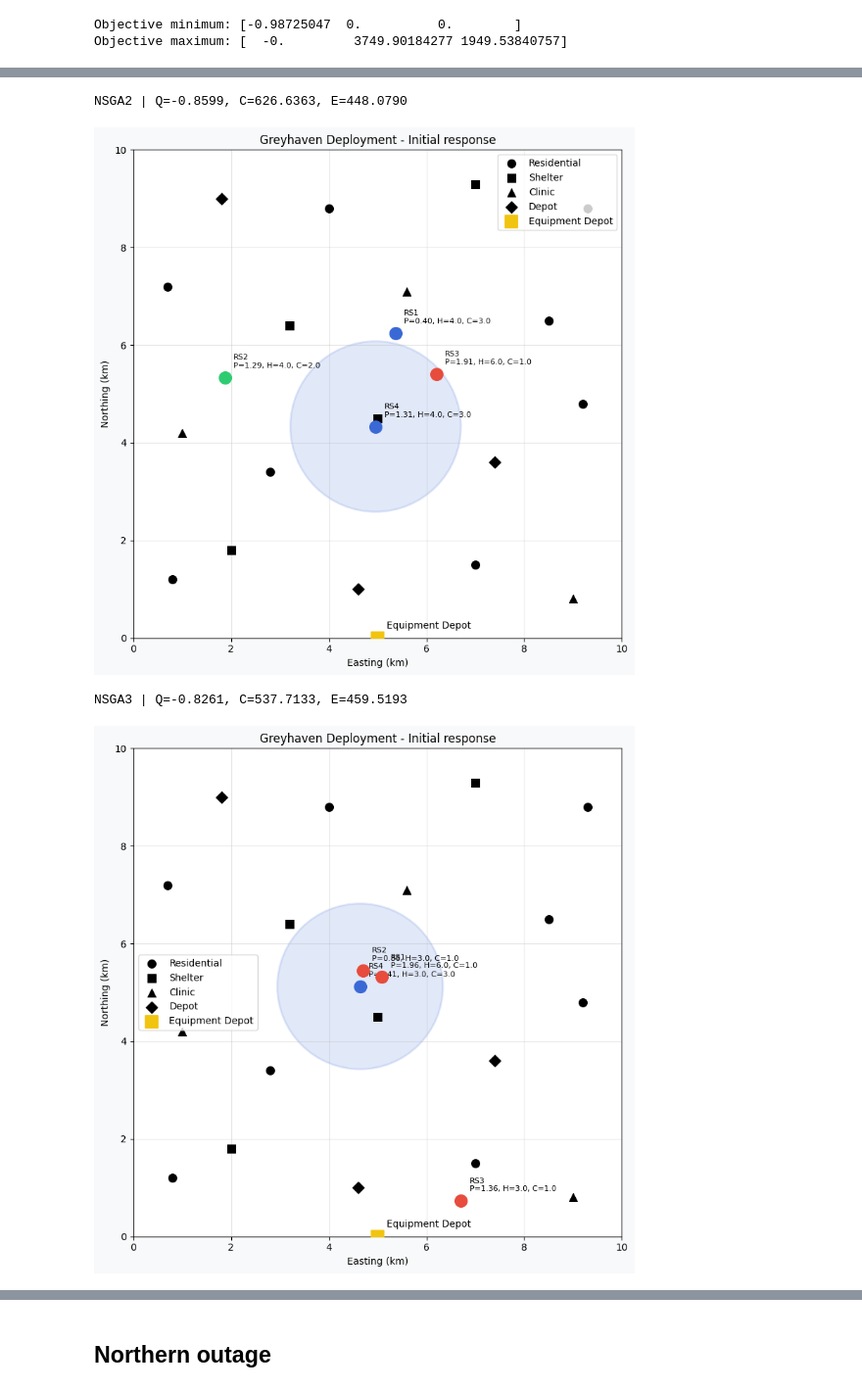
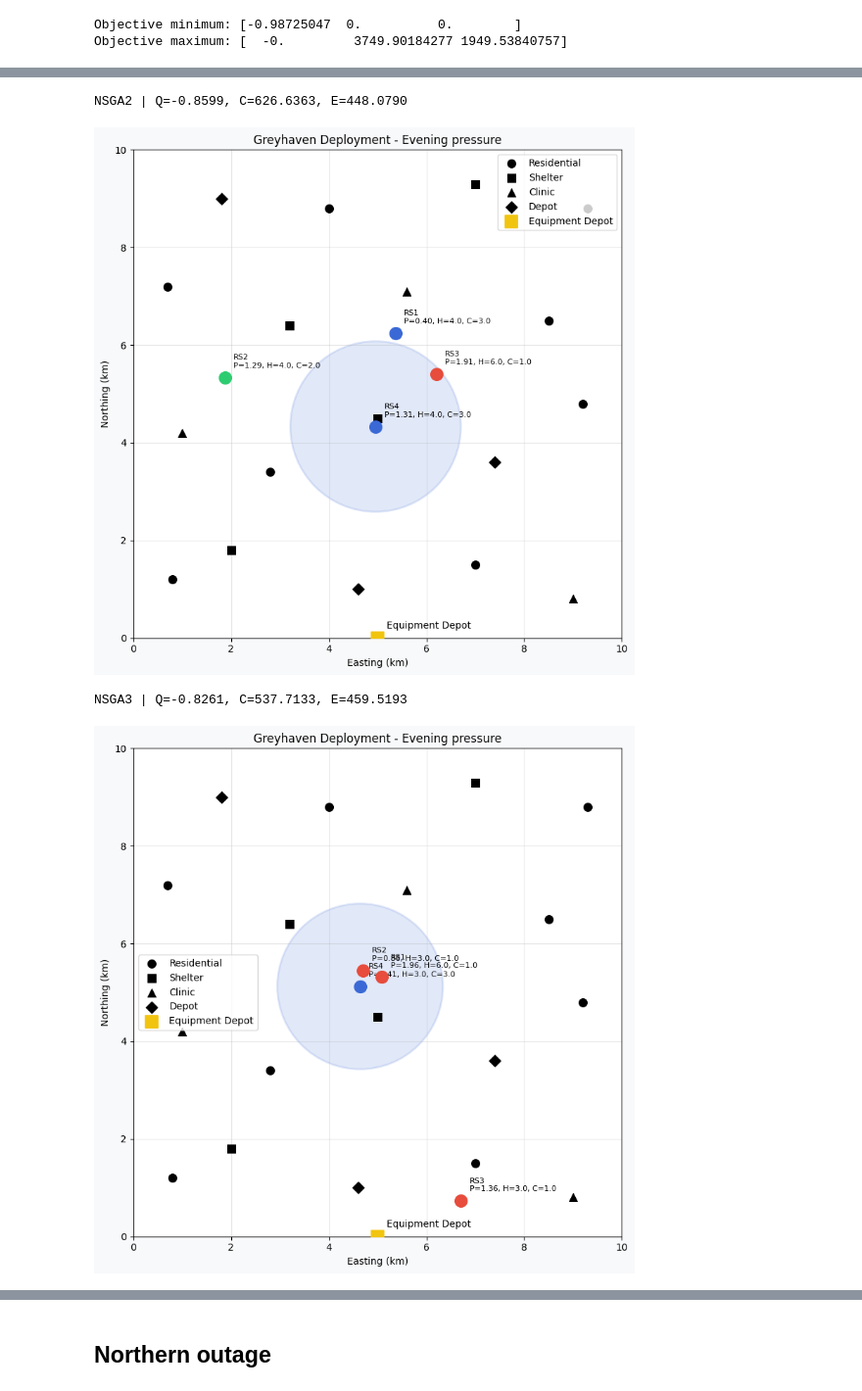
Before and after one commit to KholoodKh/After-The-Ice-Storm, a Jupyter notebook: Assignment_C.ipynb, the cells around one changed output, grey strips where cells are left out. Shown at 98% size. Cells and saved outputs as stored; diff of their text form; code cells hidden in the pictures.

Commit message:
fix C results

```diff
--- a/Assignment_C.ipynb
+++ b/Assignment_C.ipynb
@@ -634,10 +634,10 @@ summary.to_excel(
 # %%
-best_table = best_solutions(all_results, "Initial response")
+best_table = best_solutions(all_results, "Evening pressure")
 display(best_table)
-best_table.to_excel(f"results/C_best_solutions_initial_response.xlsx", index=False)
+best_table.to_excel(f"results/C_best_solutions_Evening pressure.xlsx", index=False)
 # %% [output]
 NSGA2 | Q=-0.8599, C=626.6363, E=448.0790
-[figure, old version]
+[figure, new version]
 NSGA3 | Q=-0.8261, C=537.7133, E=459.5193
-[figure, old version]
+[figure, new version]
 SPEA2 | Q=-0.8478, C=636.4111, E=429.1611
```
Also changed, not shown: parts of 11 cells of this notebook, 15 other files.
